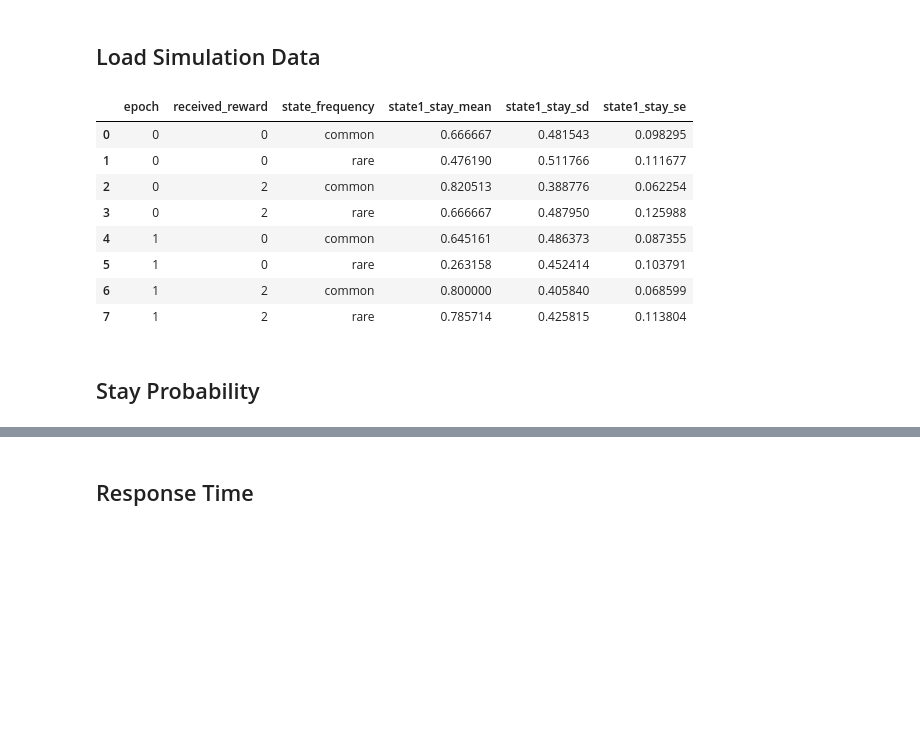
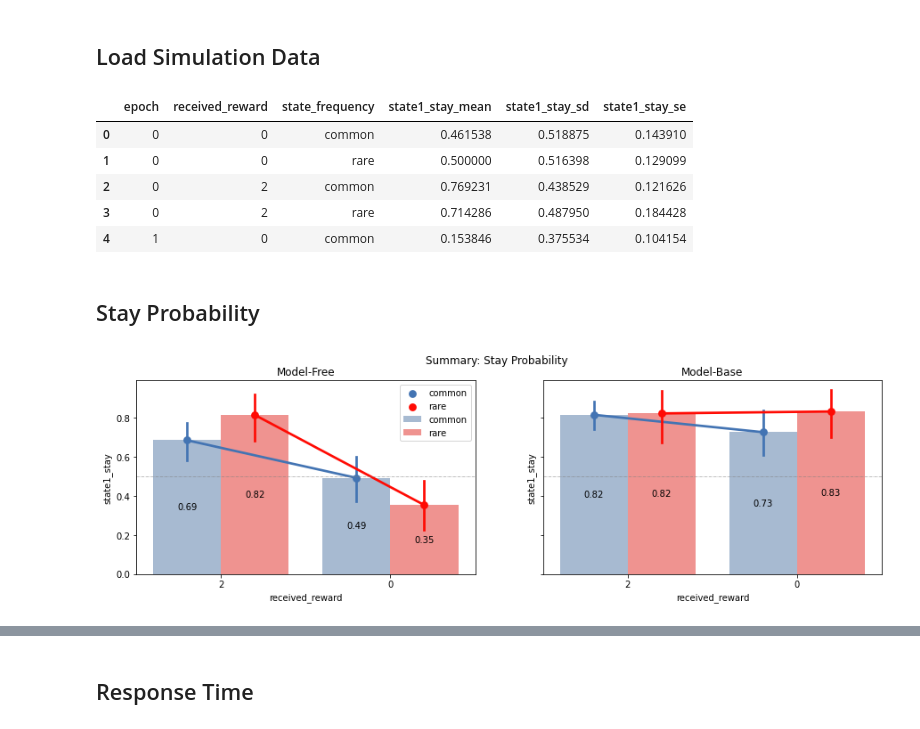
Before and after one commit to yangyuxue2333/ACTR-MarkovTask, a Jupyter notebook: analysis/analysis_models.ipynb, the cells around one changed output, grey strips where cells are left out. Cells and saved outputs as stored; diff of their text form; code cells hidden in the pictures; blank space fills up the shorter version.

```diff
--- a/analysis/analysis_models.ipynb
+++ b/analysis/analysis_models.ipynb
@@ -56,25 +56,22 @@ model1 = "markov-model1"
 model2 = "markov-model2"
 model3 = "markov-model3"
 # df1, df2, df3 = try_simulation_example()
-df1, df1_state1stay = load_simulation(dir_name='../data/test', model_name='markov-model1')
-df2, df2_state1stay = load_simulation(dir_name='../data/test', model_name='markov-model2')
-df31, df31_state1stay = load_simulation(dir_name='../data/test', model_name='markov-model3')
-df32, df32_state1stay = load_simulation(dir_name='../data/test', model_name='markov-model3')
+df1, df1_state1stay = load_simulation(dir_name='../data/test/m1', model_name='markov-model1')
+df2, df2_state1stay = load_simulation(dir_name='../data/test/m2', model_name='markov-model2')
+df31, df31_state1stay = load_simulation(dir_name='../data/test/m31', model_name='markov-model3')
+df32, df32_state1stay = load_simulation(dir_name='../data/test/m32', model_name='markov-model3')
 # %%
 df1_aggregate = df1_state1stay.groupby(['epoch', 'received_reward', 'state_frequency']).agg(state1_stay_mean=('state1_stay', 'mean'),
                                                                                         state1_stay_sd=('state1_stay', 'std'),
                                                                                         state1_stay_se=('state1_stay', 'sem')).reset_index()
-df1_aggregate
+df1_aggregate.head()
 # %% [output]
 |  | epoch | received_reward | state_frequency | state1_stay_mean | state1_stay_sd | state1_stay_se |
-| 0 | 0 | 0 | common | 0.666667 | 0.481543 | 0.098295 |
-| 1 | 0 | 0 | rare | 0.476190 | 0.511766 | 0.111677 |
-| 2 | 0 | 2 | common | 0.820513 | 0.388776 | 0.062254 |
-| 3 | 0 | 2 | rare | 0.666667 | 0.487950 | 0.125988 |
-| 4 | 1 | 0 | common | 0.645161 | 0.486373 | 0.087355 |
-| 5 | 1 | 0 | rare | 0.263158 | 0.452414 | 0.103791 |
-| 6 | 1 | 2 | common | 0.800000 | 0.405840 | 0.068599 |
-| 7 | 1 | 2 | rare | 0.785714 | 0.425815 | 0.113804 |
+| 0 | 0 | 0 | common | 0.461538 | 0.518875 | 0.143910 |
+| 1 | 0 | 0 | rare | 0.500000 | 0.516398 | 0.129099 |
+| 2 | 0 | 2 | common | 0.769231 | 0.438529 | 0.121626 |
+| 3 | 0 | 2 | rare | 0.714286 | 0.487950 | 0.184428 |
+| 4 | 1 | 0 | common | 0.153846 | 0.375534 | 0.104154 |
 # %% [markdown]
 ## Stay Probability
 # %%
@@ -121,6 +118,8 @@ axes[0].set_title('Model-Free')
 axes[1].set_title('Model-Base')
 
 plt.show()
+# %% [output]
+[figure, added]
 # %%
 fig, axes = plt.subplots(1, 2, figsize=(10,4), sharex=True, sharey=True)
 fig.suptitle('Summary: Stay Probability')
```
Also changed, not shown: parts of 3 cells of this notebook, 3 other files.
